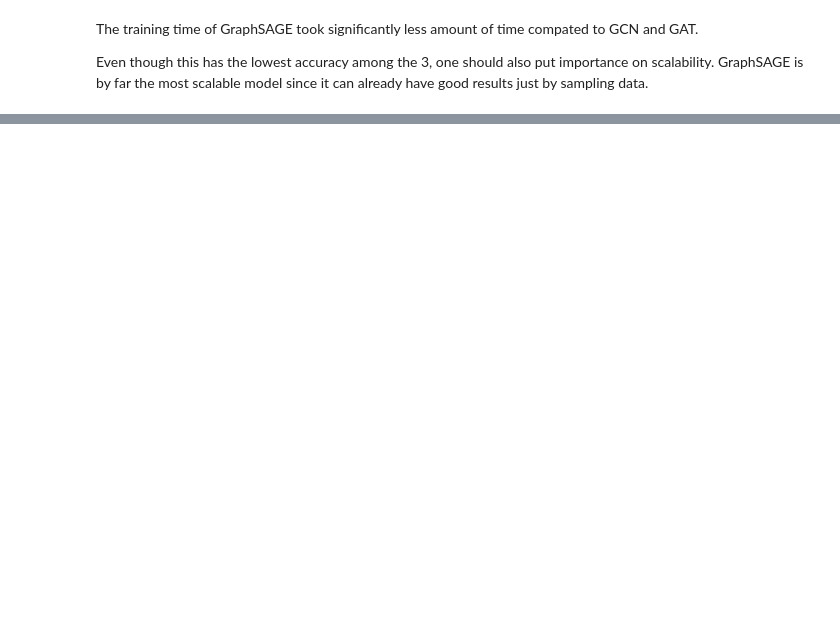
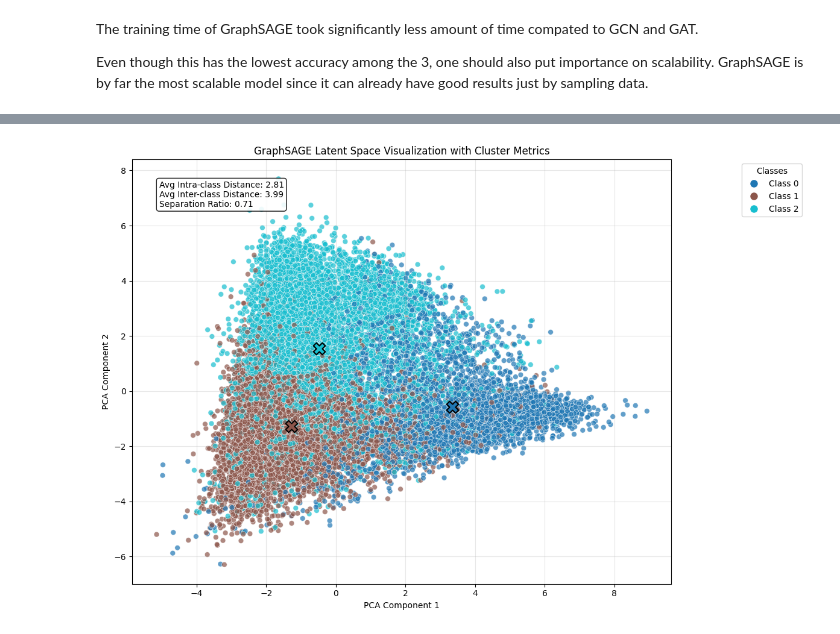
Before and after one commit to jazziejao/beginningGNNs, a Jupyter notebook: Graph_Neural_Network_Notebook.ipynb, the cells around one changed output, grey strips where cells are left out. Cells and saved outputs as stored; diff of their text form; code cells hidden in the pictures; blank space fills up the shorter version.

```diff
--- a/Graph_Neural_Network_Notebook.ipynb
+++ b/Graph_Neural_Network_Notebook.ipynb
@@ -694,0 +933,4 @@ Even though this has the lowest accuracy among the 3, one should also put import
+# %%
+visualize_latent_space(graphsage, data)
+# %% [output]
+[figure, added]
```
Also changed, not shown: parts of 34 cells of this notebook, 1 other file.
